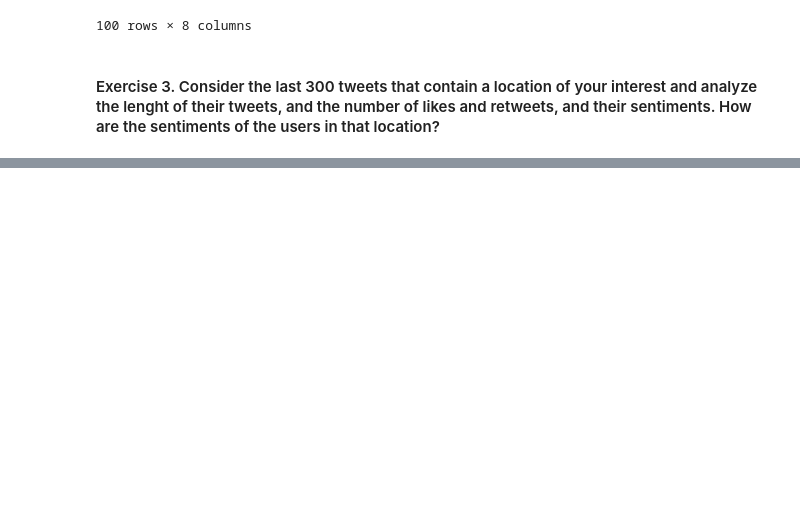
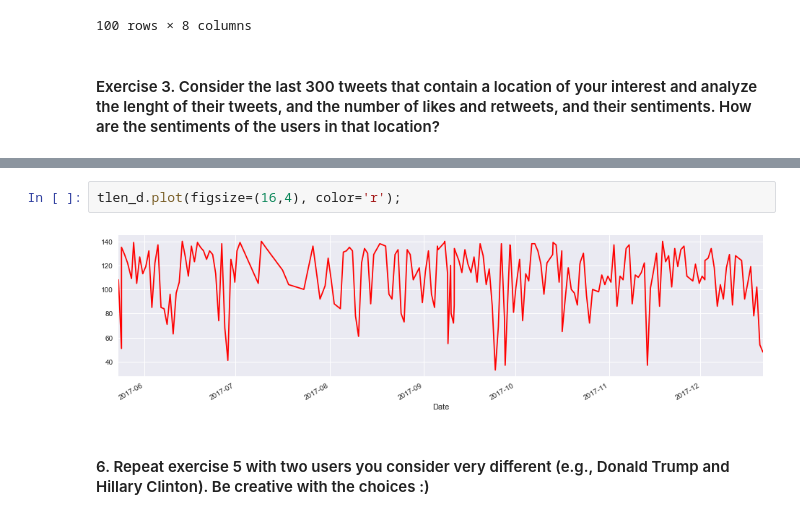
Before and after one commit to LevanBorchkhadze/DataScienceFoundations, a Jupyter notebook: Session_19/Session_19_exercises.ipynb, the cells around one changed output, grey strips where cells are left out. Saved outputs shown, nothing was run; the diff lists cells and outputs as text; blank space fills up the shorter version.

```diff
--- a/Session_19/Session_19_exercises.ipynb
+++ b/Session_19/Session_19_exercises.ipynb
@@ -203,0 +335,6 @@ data2
+# %%
+tlen_d.plot(figsize=(16,4), color='r');
+# %% [output]
+[figure, added]
+# %% [markdown]
+#### 6. Repeat exercise 5 with two users you consider very different (e.g., Donald Trump and Hillary Clinton). Be creative with the choices :)
```
Also changed, not shown: parts of 29 cells of this notebook.
